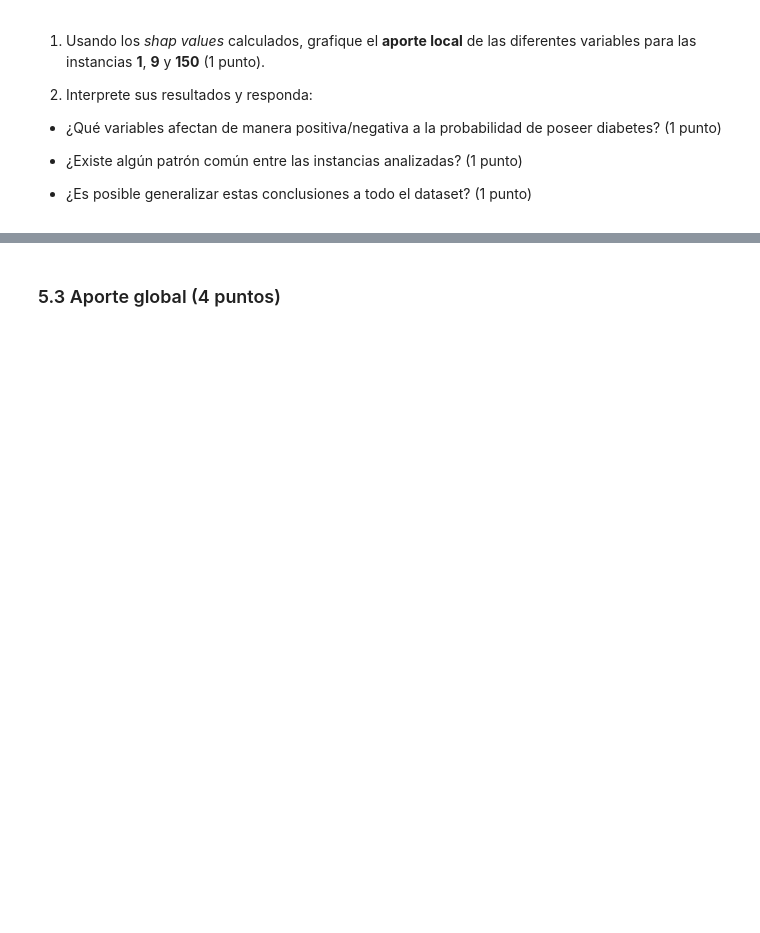
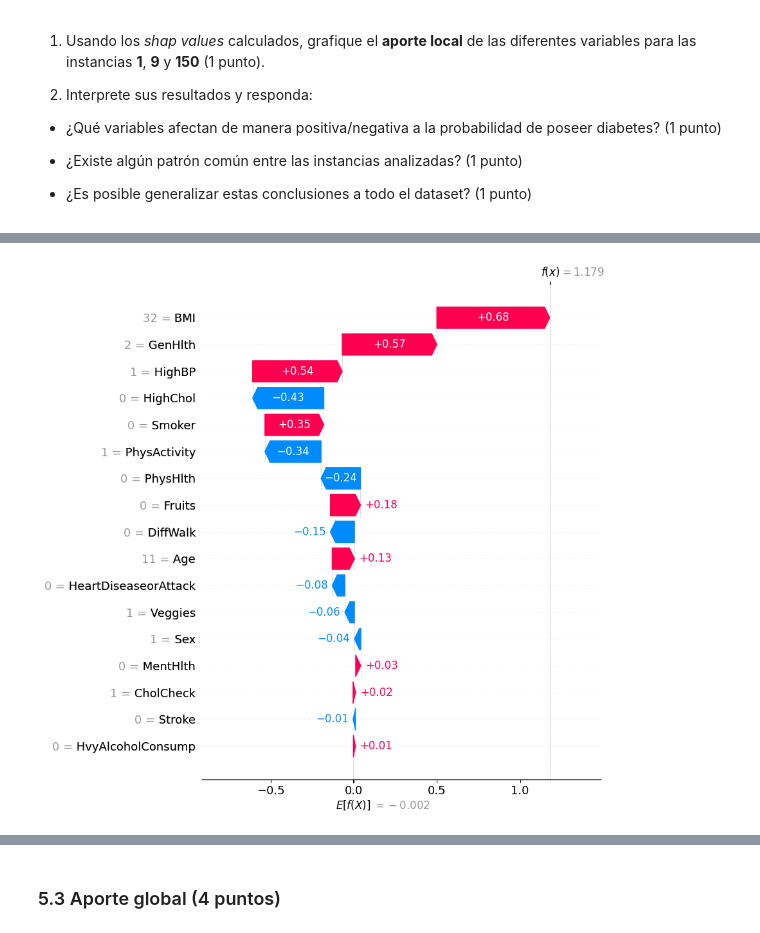
Before and after one commit to ElLuquitas/MDS7202-labs, a Jupyter notebook: lab10/Laboratorio10_Enunciado.ipynb, the cells around one changed output, grey strips where cells are left out. Drawn from its saved outputs; the diff is of its cells as text; code cells hidden in the pictures; blank space fills up the shorter version.

```diff
--- a/lab10/Laboratorio10_Enunciado.ipynb
+++ b/lab10/Laboratorio10_Enunciado.ipynb
@@ -476,0 +537,7 @@ warnings.filterwarnings("ignore", message=".*The 'nopython' keyword.*")
+# %%
+idx=9
+
+shap.plots.waterfall(shap_values[idx,:],
+                     max_display=17)
+# %% [output]
+[figure, added]
```
Also changed, not shown: parts of 23 cells of this notebook.
